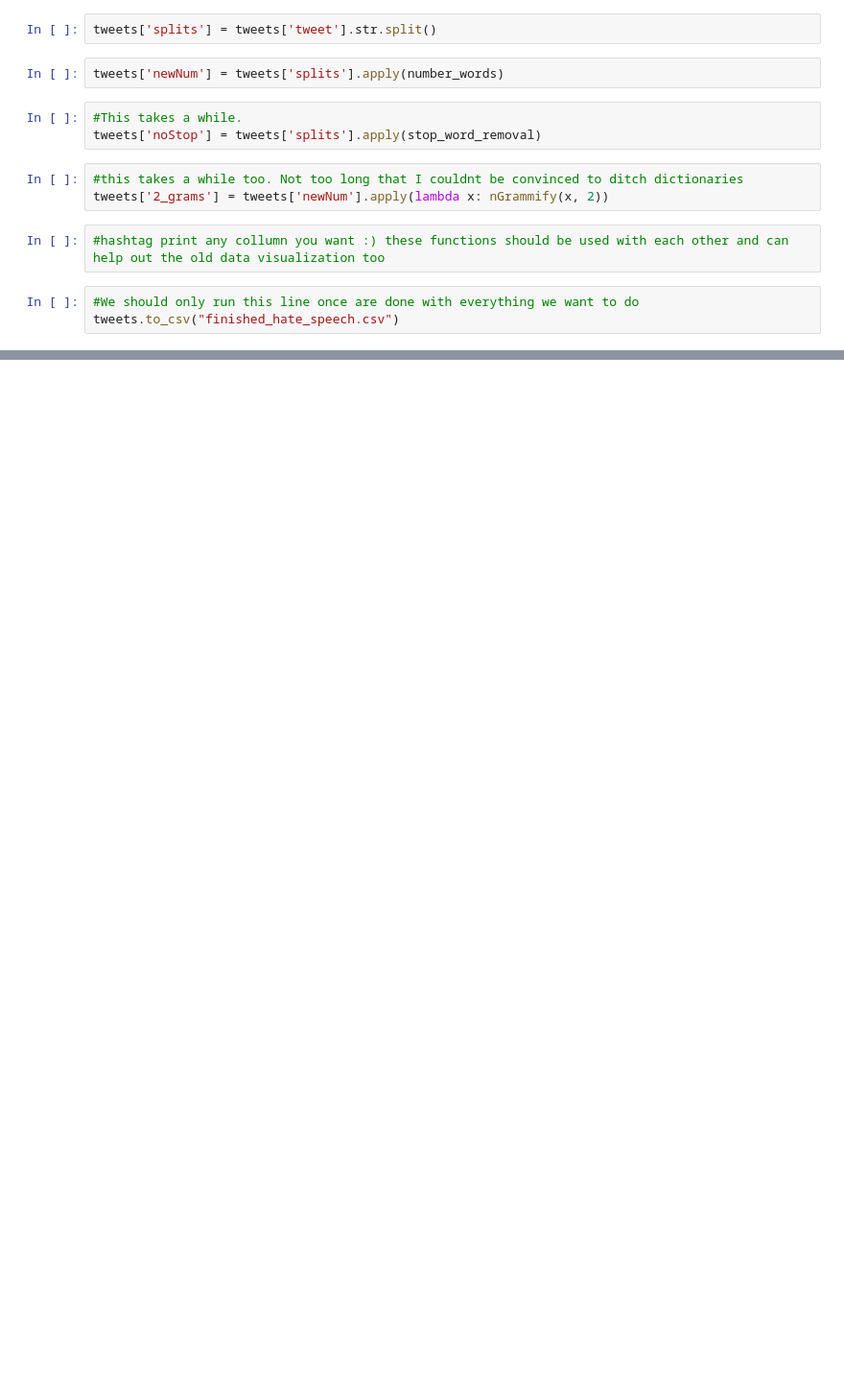
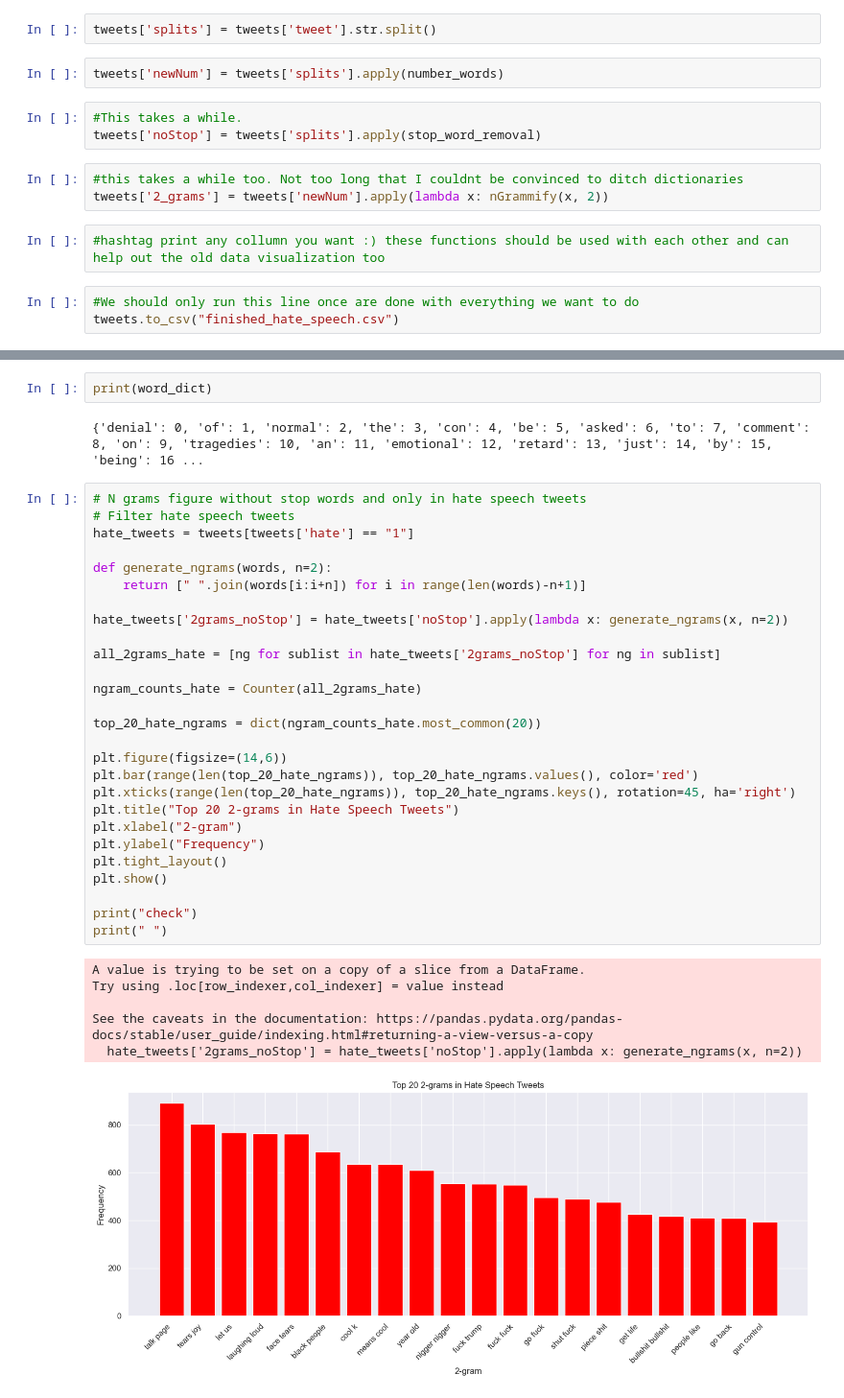
Before and after one commit to jhutch-808/HateSpeechDetection, a Jupyter notebook: tokenize_text.ipynb, the cells around one changed output, grey strips where cells are left out. Shown at 96% size. Drawn from its saved outputs; the diff is of its cells as text; blank space fills up the shorter version.

```diff
--- a/tokenize_text.ipynb
+++ b/tokenize_text.ipynb
@@ -147,0 +263,38 @@ tweets.to_csv("finished_hate_speech.csv")
+# %%
+print(word_dict)
+# %% [output]
+{'denial': 0, 'of': 1, 'normal': 2, 'the': 3, 'con': 4, 'be': 5, 'asked': 6, 'to': 7, 'comment': 8, 'on': 9, 'tragedies': 10, 'an': 11, 'emotional': 12, 'retard': 13, 'just': 14, 'by': 15, 'being': 16 ...
+# %%
+# N grams figure without stop words and only in hate speech tweets
+# Filter hate speech tweets
+hate_tweets = tweets[tweets['hate'] == "1"]
+
+def generate_ngrams(words, n=2):
+    return [" ".join(words[i:i+n]) for i in range(len(words)-n+1)]
+
+hate_tweets['2grams_noStop'] = hate_tweets['noStop'].apply(lambda x: generate_ngrams(x, n=2))
+
+all_2grams_hate = [ng for sublist in hate_tweets['2grams_noStop'] for ng in sublist]
+
+ngram_counts_hate = Counter(all_2grams_hate)
+
+top_20_hate_ngrams = dict(ngram_counts_hate.most_common(20))
+
+plt.figure(figsize=(14,6))
+plt.bar(range(len(top_20_hate_ngrams)), top_20_hate_ngrams.values(), color='red')
+plt.xticks(range(len(top_20_hate_ngrams)), top_20_hate_ngrams.keys(), rotation=45, ha='right')
+plt.title("Top 20 2-grams in Hate Speech Tweets")
+plt.xlabel("2-gram")
+plt.ylabel("Frequency")
+plt.tight_layout()
+plt.show()
+
+print("check")
+print(" ")
+# %% [output]
+A value is trying to be set on a copy of a slice from a DataFrame.
+Try using .loc[row_indexer,col_indexer] = value instead
+
+See the caveats in the documentation: https://pandas.pydata.org/pandas-docs/stable/user_guide/indexing.html#returning-a-view-versus-a-copy
+  hate_tweets['2grams_noStop'] = hate_tweets['noStop'].apply(lambda x: generate_ngrams(x, n=2))
+[figure, added]
```
Also changed, not shown: parts of 6 cells of this notebook.
